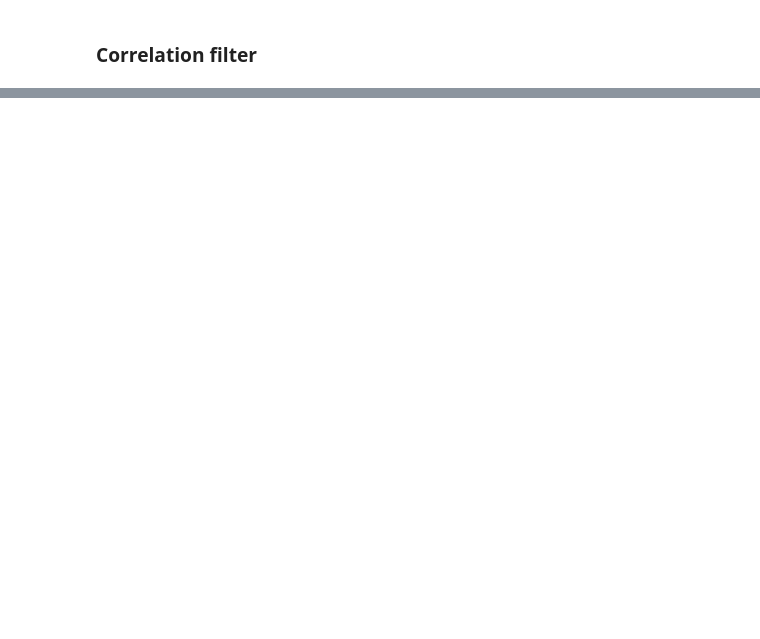
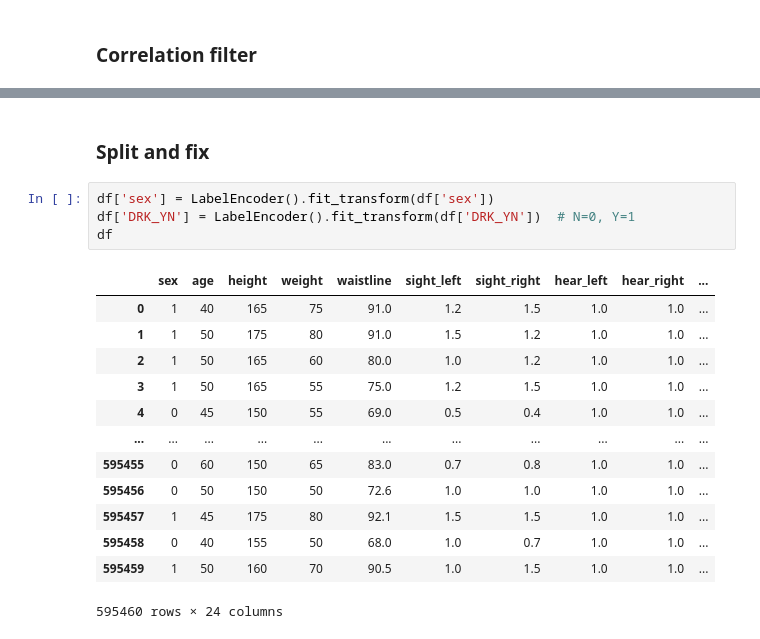
Before and after one commit to johngothe/datadrevet-ex-1, a Jupyter notebook: ex3.ipynb, the cells around one changed output, grey strips where cells are left out. Cells and saved outputs as stored; diff of their text form; blank space fills up the shorter version.

```diff
--- a/ex3.ipynb
+++ b/ex3.ipynb
@@ -385,0 +567,20 @@ print(results_slow_df)
+# %% [markdown]
+### Split and fix
+# %%
+df['sex'] = LabelEncoder().fit_transform(df['sex'])
+df['DRK_YN'] = LabelEncoder().fit_transform(df['DRK_YN'])  # N=0, Y=1
+df
+# %% [output]
+|  | sex | age | height | weight | waistline | sight_left | sight_right | hear_left | hear_right | ... |
+| 0 | 1 | 40 | 165 | 75 | 91.0 | 1.2 | 1.5 | 1.0 | 1.0 | ... |
+| 1 | 1 | 50 | 175 | 80 | 91.0 | 1.5 | 1.2 | 1.0 | 1.0 | ... |
+| 2 | 1 | 50 | 165 | 60 | 80.0 | 1.0 | 1.2 | 1.0 | 1.0 | ... |
+| 3 | 1 | 50 | 165 | 55 | 75.0 | 1.2 | 1.5 | 1.0 | 1.0 | ... |
+| 4 | 0 | 45 | 150 | 55 | 69.0 | 0.5 | 0.4 | 1.0 | 1.0 | ... |
+| ... | ... | ... | ... | ... | ... | ... | ... | ... | ... | ... |
+| 595455 | 0 | 60 | 150 | 65 | 83.0 | 0.7 | 0.8 | 1.0 | 1.0 | ... |
+| 595456 | 0 | 50 | 150 | 50 | 72.6 | 1.0 | 1.0 | 1.0 | 1.0 | ... |
+| 595457 | 1 | 45 | 175 | 80 | 92.1 | 1.5 | 1.5 | 1.0 | 1.0 | ... |
+| 595458 | 0 | 40 | 155 | 50 | 68.0 | 1.0 | 0.7 | 1.0 | 1.0 | ... |
+| 595459 | 1 | 50 | 160 | 70 | 90.5 | 1.0 | 1.5 | 1.0 | 1.0 | ... |
+595460 rows × 24 columns
```
Also changed, not shown: parts of 26 cells of this notebook.
